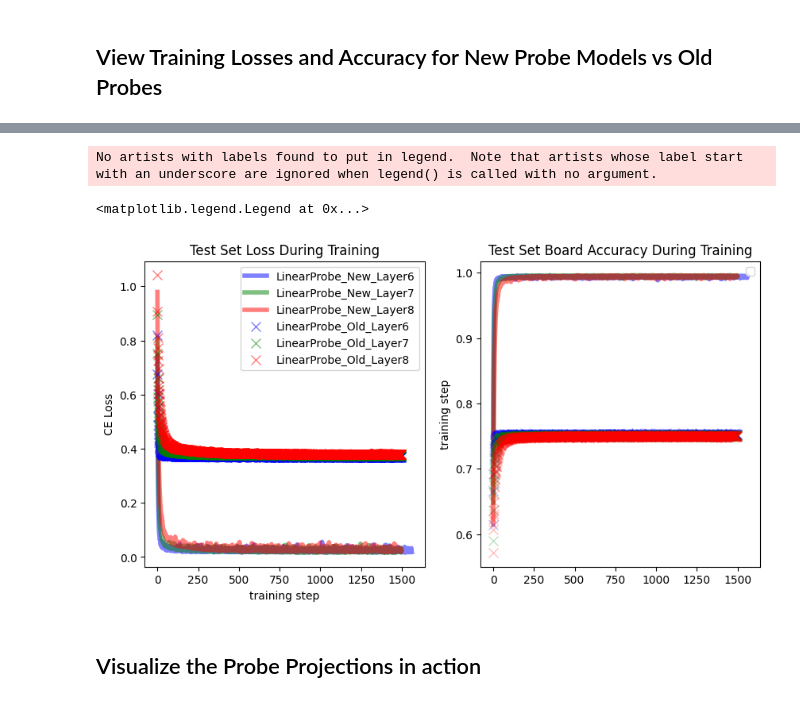
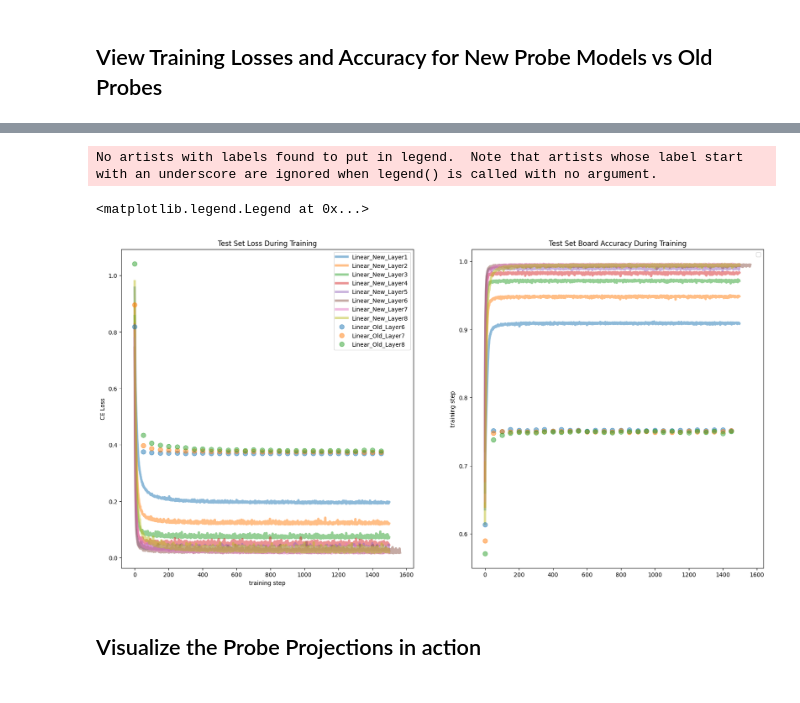
Before and after one commit to DeanHazineh/Emergent-World-Representations-Othello, a Jupyter notebook: dev_code2/view_trained_probes.ipynb, the cells around one changed output, grey strips where cells are left out. Cells and saved outputs as stored; diff of their text form; code cells hidden in the pictures.

Commit message:
Push new trained probes

```diff
--- a/dev_code2/view_trained_probes.ipynb
+++ b/dev_code2/view_trained_probes.ipynb
@@ -32,7 +32,7 @@ print(new_board_probes)
 # %%
-fig = plt.figure(figsize=(10, 5))
+fig = plt.figure(figsize=(20, 10))
 ax = plt_utils.addAxis(fig, 1, 2)
-colors = cycle(['b', 'g', 'r', 'c', 'm', 'y', 'k'])
+colors = cycle(['tab:blue', 'tab:orange', 'tab:green', 'tab:red', 'tab:purple', 'tab:brown', 'tab:pink', 'tab:olive', 'tab:cyan'])
 for filename in new_board_probes:
     if filename.endswith(".pickle"):
         with open(datapath + filename, 'rb') as fhandle:
@@ -43,40 +43,42 @@ for filename in new_board_probes:
         testing_board_acc = data["testing_board_acc"][:1563]
 
         use_color = color=next(colors)
-        use_label = f"LinearProbe_New_" + filename[-13:-7]
+        use_label = f"Linear_New_" + filename[-13:-7]
         #ax[0].plot(training_loss, '--', color=use_color)
         ax[0].plot(testing_loss, '-', color=use_color, alpha=0.5, linewidth=4, label=use_label)
         ax[1].plot(testing_board_acc, '-', color=use_color, alpha=0.5, linewidth=4)
 
 
-colors = cycle(['b', 'g', 'r', 'c', 'm', 'y', 'k'])
+colors = cycle(['tab:blue', 'tab:orange', 'tab:green', 'tab:red', 'tab:purple', 'tab:brown', 'tab:pink', 'tab:olive', 'tab:cyan'])
 for filename in old_board_probes:
     if filename.endswith(".pickle"):
         with open(datapath + filename, 'rb') as fhandle:
             data = pickle.load(fhandle)
 
         training_loss = data["training_loss"][:1563]
         testing_loss = data["testing_loss"][:1563]
         testing_board_acc = data["testing_board_acc"][:1563]
 
+        num_elem = len(testing_loss)
+        skip=50
         use_color = color=next(colors)
-        use_label = f"LinearProbe_Old_" + filename[-13:-7]
+        use_label = f"Linear_Old_" + filename[-13:-7]
         #ax[0].plot(training_loss, '*', color=use_color)
-        ax[0].plot(testing_loss, 'x', color=use_color, alpha=0.5, markersize=8, label=use_label)
-        ax[1].plot(testing_board_acc, 'x', color=use_color, alpha=0.25, markersize=8)
+        ax[0].plot(np.arange(0,num_elem, skip), testing_loss[::skip], 'o', color=use_color, alpha=0.5, markersize=8, label=use_label)
+        ax[1].plot(np.arange(0,num_elem, skip),testing_board_acc[::skip], 'o', color=use_color, alpha=0.5, markersize=8)
 
 ax[0].set_title("Test Set Loss During Training")
 ax[1].set_title("Test Set Board Accuracy During Training")
 ax[0].set_ylabel("CE Loss")
 ax[1].set_ylabel("Avg. Board Classification")
 ax[0].set_xlabel("training step")
 ax[1].set_ylabel("training step")
 ax[0].legend()
 ax[1].legend()
 # %% [output]
 No artists with labels found to put in legend.  Note that artists whose label start with an underscore are ignored when legend() is called with no argument.
 <matplotlib.legend.Legend at 0x...>
-[figure, old version]
+[figure, new version]
 # %% [markdown]
 ## Visualize the Probe Projections in action
 # %%
```
Also changed, not shown: parts of 3 cells of this notebook, 12 other files.
